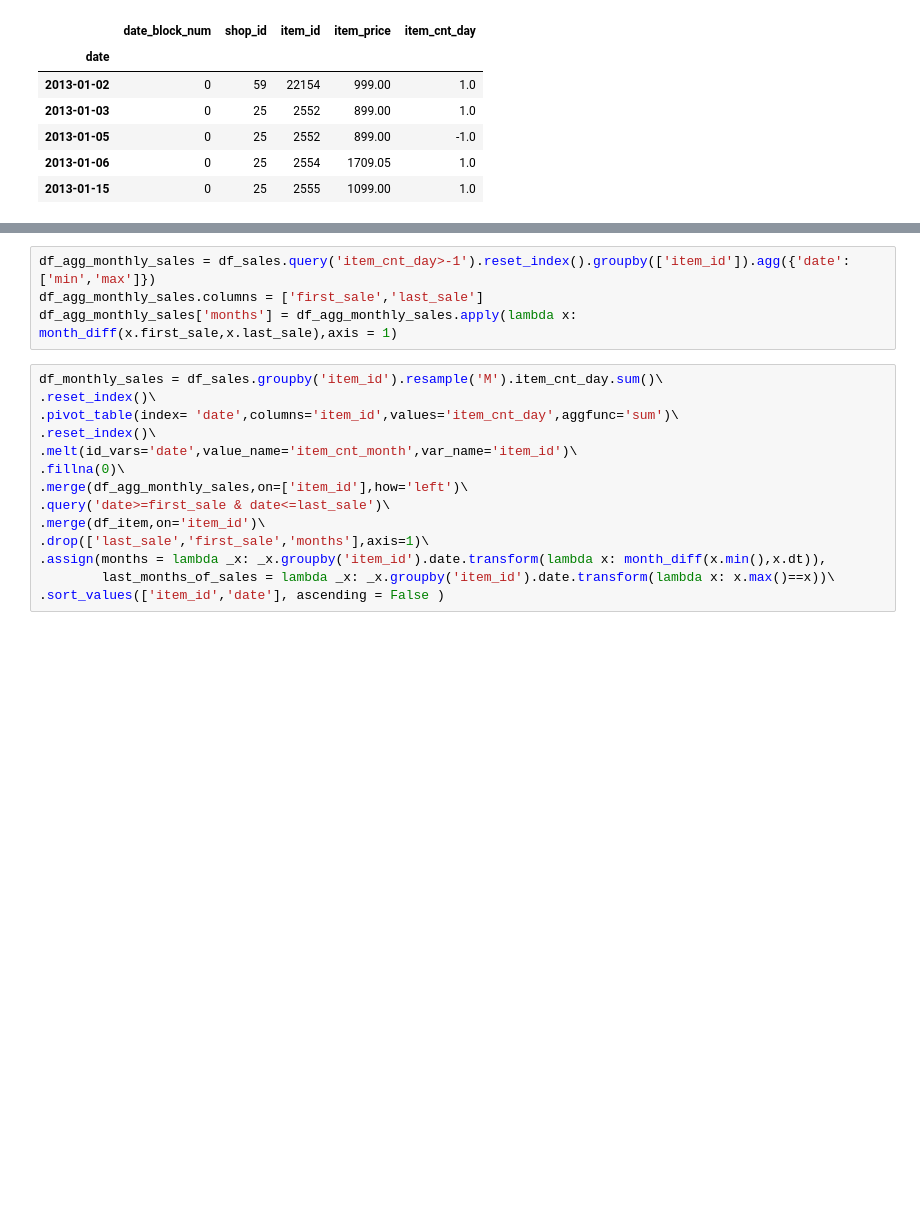
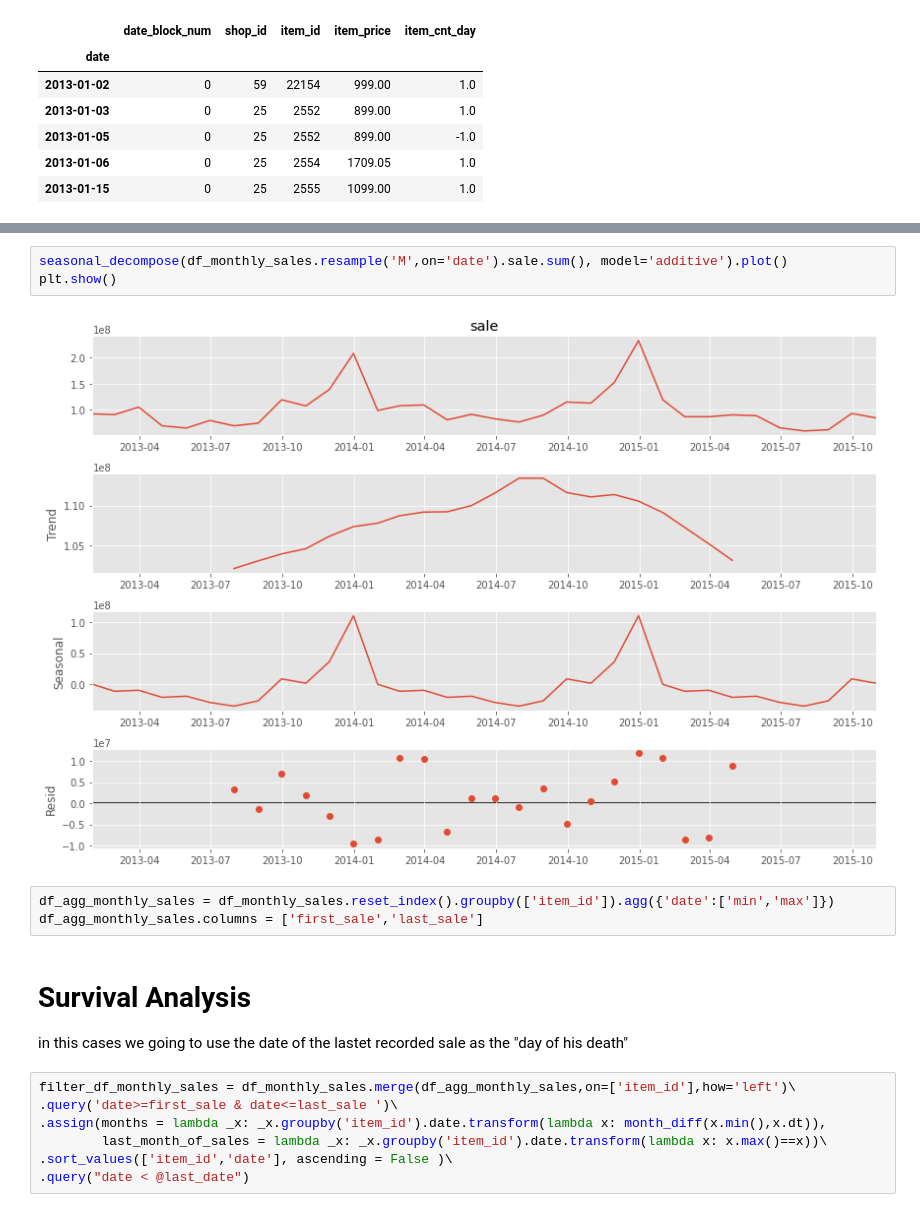
Before and after one commit to jquesada92/Kaggle_Times_Series_Competition, a Jupyter notebook: times_series_competition.ipynb, the cells around one changed output, grey strips where cells are left out. Drawn from its saved outputs; the diff is of its cells as text; blank space fills up the shorter version.

```diff
--- a/times_series_competition.ipynb
+++ b/times_series_competition.ipynb
@@ -156,18 +204,18 @@ def month_diff(a, b):
+# %%
+seasonal_decompose(df_monthly_sales.resample('M',on='date').sale.sum(), model='additive').plot()
+plt.show()
+# %% [output]
+[figure, added]
 # %%
-df_agg_monthly_sales = df_sales.query('item_cnt_day>-1').reset_index().groupby(['item_id']).agg({'date':['min','max']})
+df_agg_monthly_sales = df_monthly_sales.reset_index().groupby(['item_id']).agg({'date':['min','max']})
 df_agg_monthly_sales.columns = ['first_sale','last_sale']
-df_agg_monthly_sales['months'] = df_agg_monthly_sales.apply(lambda x: month_diff(x.first_sale,x.last_sale),axis = 1)
+# %% [markdown]
+# Survival Analysis
+ in this cases we going to use the date of the lastet recorded sale as the "day of his death"
 # %%
-df_monthly_sales = df_sales.groupby('item_id').resample('M').item_cnt_day.sum()\
-.reset_index()\
-.pivot_table(index= 'date',columns='item_id',values='item_cnt_day',aggfunc='sum')\
-.reset_index()\
-.melt(id_vars='date',value_name='item_cnt_month',var_name='item_id')\
-.fillna(0)\
-.merge(df_agg_monthly_sales,on=['item_id'],how='left')\
-.query('date>=first_sale & date<=last_sale')\
-.merge(df_item,on='item_id')\
-.drop(['last_sale','first_sale','months'],axis=1)\
+filter_df_monthly_sales = df_monthly_sales.merge(df_agg_monthly_sales,on=['item_id'],how='left')\
+.query('date>=first_sale & date<=last_sale ')\
 .assign(months = lambda _x: _x.groupby('item_id').date.transform(lambda x: month_diff(x.min(),x.dt)),
-        last_months_of_sales = lambda _x: _x.groupby('item_id').date.transform(lambda x: x.max()==x))\
-.sort_values(['item_id','date'], ascending = False )
+        last_month_of_sales = lambda _x: _x.groupby('item_id').date.transform(lambda x: x.max()==x))\
+.sort_values(['item_id','date'], ascending = False )\
+.query("date < @last_date")
```
Also changed, not shown: parts of 32 cells of this notebook.
